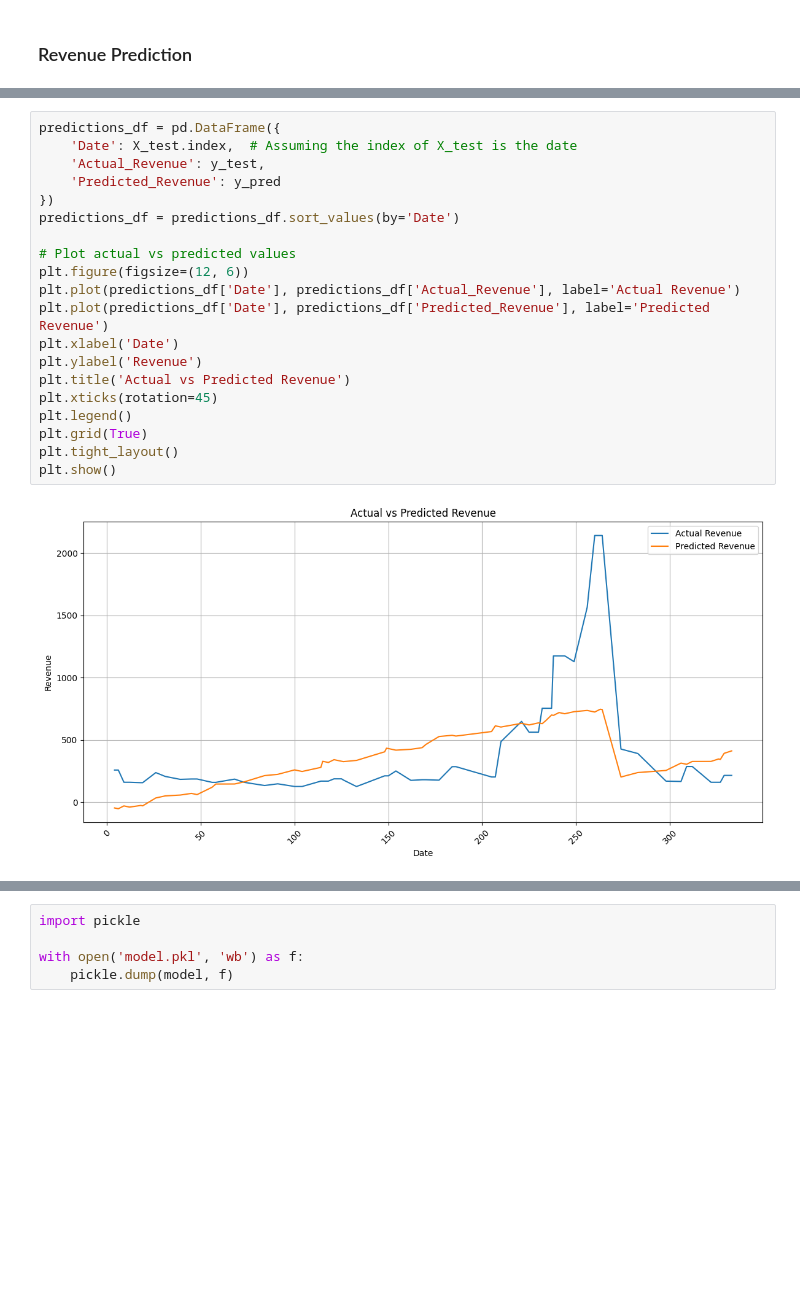
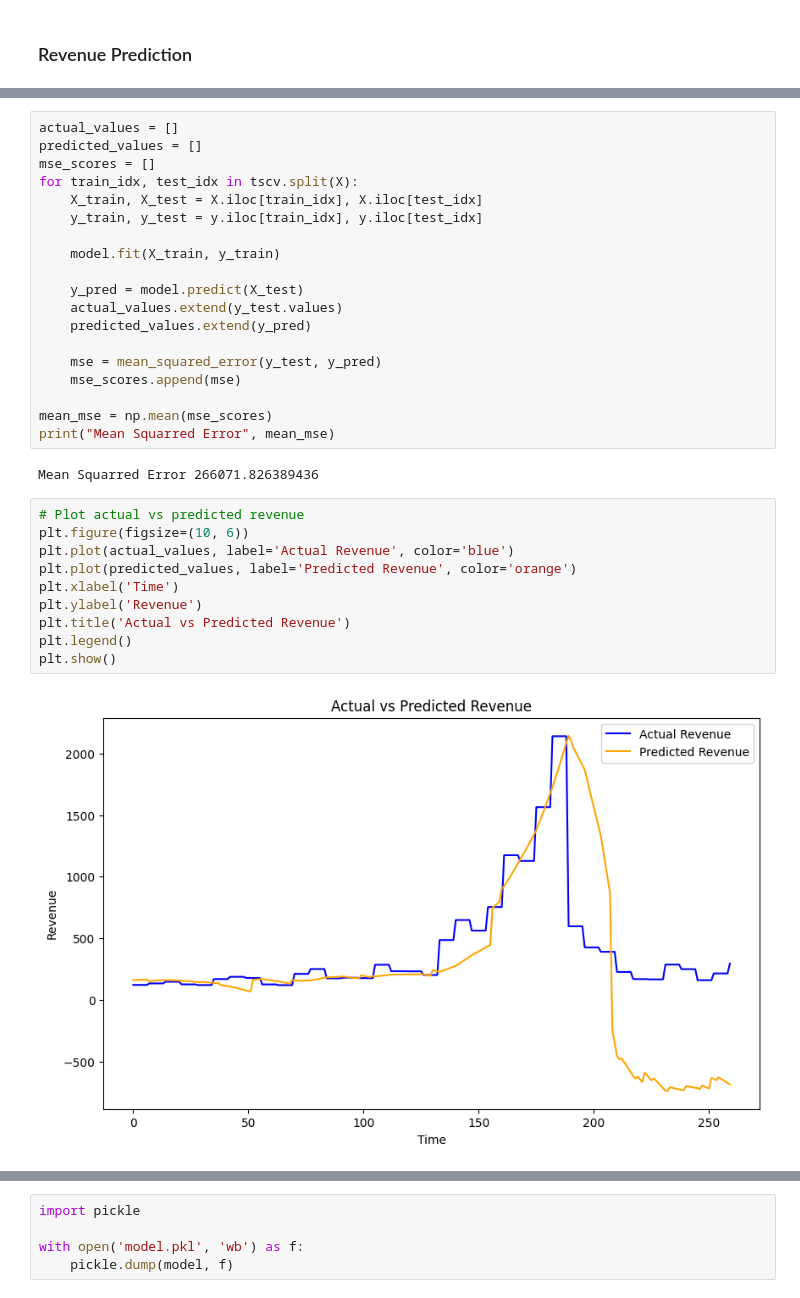
Before and after one commit to Chriss2800/Advanced_Analytics_Applied, a Jupyter notebook: MachineLearning/prediction.ipynb, the cells around one changed output, grey strips where cells are left out. Saved outputs shown, nothing was run; the diff lists cells and outputs as text; blank space fills up the shorter version.

Commit message:
Created Time Series Split

```diff
--- a/MachineLearning/prediction.ipynb
+++ b/MachineLearning/prediction.ipynb
@@ -246,25 +236,36 @@ R2-Score: 0.4081763133246741
+# %%
+actual_values = []
+predicted_values = []
+mse_scores = []
+for train_idx, test_idx in tscv.split(X):
+    X_train, X_test = X.iloc[train_idx], X.iloc[test_idx]
+    y_train, y_test = y.iloc[train_idx], y.iloc[test_idx]
+
+    model.fit(X_train, y_train)
+
+    y_pred = model.predict(X_test)
+    actual_values.extend(y_test.values)
+    predicted_values.extend(y_pred)
+
+    mse = mean_squared_error(y_test, y_pred)
+    mse_scores.append(mse)
+
+mean_mse = np.mean(mse_scores)
+print("Mean Squarred Error", mean_mse)
+# %% [output]
+Mean Squarred Error 266071.826389436
 # %%
-predictions_df = pd.DataFrame({
-    'Date': X_test.index,  # Assuming the index of X_test is the date
-    'Actual_Revenue': y_test,
-    'Predicted_Revenue': y_pred
-})
-predictions_df = predictions_df.sort_values(by='Date')
-
-# Plot actual vs predicted values
-plt.figure(figsize=(12, 6))
-plt.plot(predictions_df['Date'], predictions_df['Actual_Revenue'], label='Actual Revenue')
-plt.plot(predictions_df['Date'], predictions_df['Predicted_Revenue'], label='Predicted Revenue')
-plt.xlabel('Date')
+# Plot actual vs predicted revenue
+plt.figure(figsize=(10, 6))
+plt.plot(actual_values, label='Actual Revenue', color='blue')
+plt.plot(predicted_values, label='Predicted Revenue', color='orange')
+plt.xlabel('Time')
 plt.ylabel('Revenue')
 plt.title('Actual vs Predicted Revenue')
-plt.xticks(rotation=45)
 plt.legend()
-plt.grid(True)
-plt.tight_layout()
 plt.show()
 # %% [output]
-[figure, old version]
+[figure, new version]
 # %%
 future_dates = pd.date_range(start='2024-04-13', end='2024-04-20')  # Example future dates
 future_features = pd.DataFrame({
```
Also changed, not shown: parts of 6 cells of this notebook, 1 other file.
